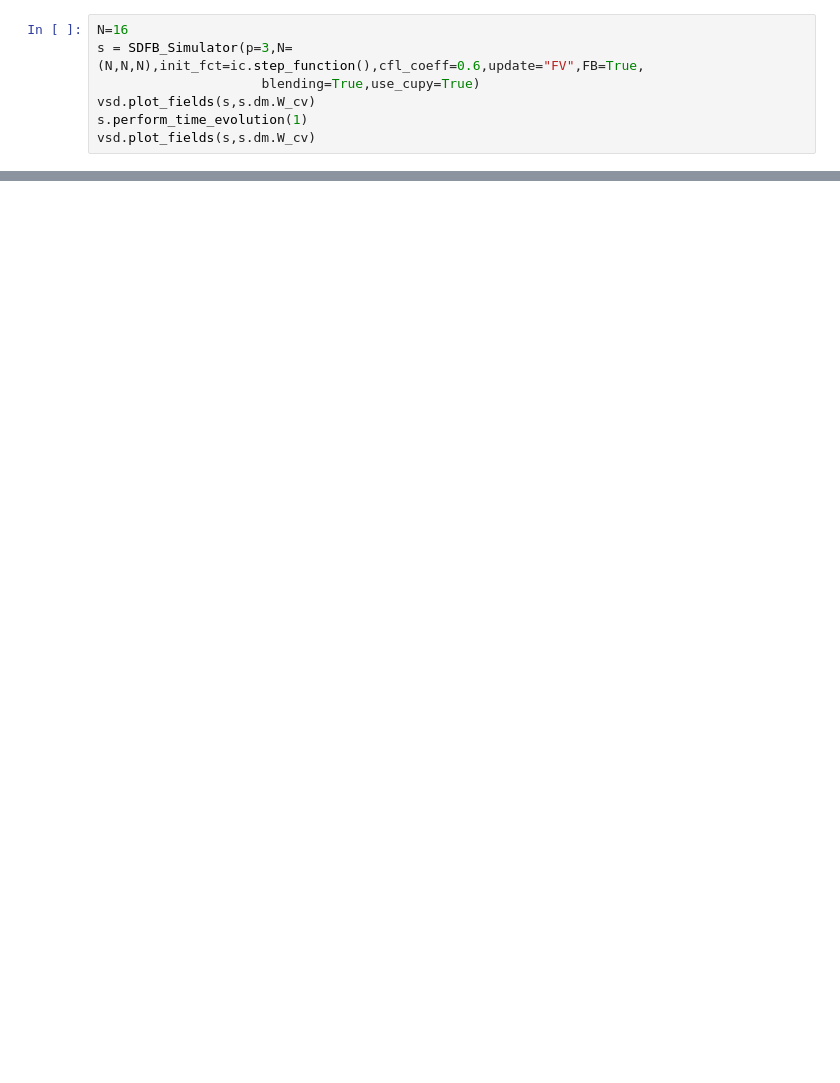
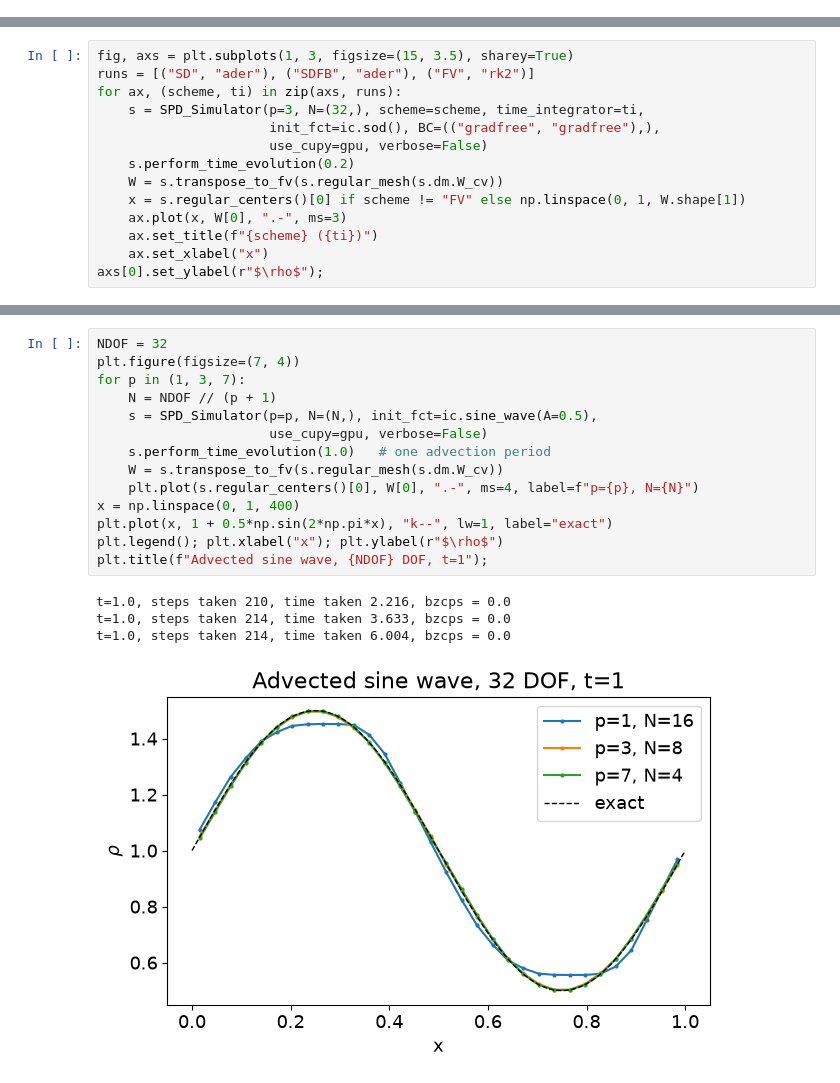
Before and after one commit to davidvelasco07/spd, a Jupyter notebook: notebooks/Introduction.ipynb, the cells around one changed output, grey strips where cells are left out. Cells and saved outputs as stored; diff of their text form; blank space fills up the shorter version.

```diff
--- a/notebooks/Introduction.ipynb
+++ b/notebooks/Introduction.ipynb
@@ -393,7 +0,0 @@ vsd.plot_fields(s,s.dm.W_cv)
-# %%
-N=16
-s = SDFB_Simulator(p=3,N=(N,N,N),init_fct=ic.step_function(),cfl_coeff=0.6,update="FV",FB=True,
-                     blending=True,use_cupy=True)
-vsd.plot_fields(s,s.dm.W_cv)
-s.perform_time_evolution(1)
-vsd.plot_fields(s,s.dm.W_cv)
@@ -421,0 +99,14 @@ vsd.plot_fields(s,s.dm.W_cv)
+# %%
+fig, axs = plt.subplots(1, 3, figsize=(15, 3.5), sharey=True)
+runs = [("SD", "ader"), ("SDFB", "ader"), ("FV", "rk2")]
+for ax, (scheme, ti) in zip(axs, runs):
+    s = SPD_Simulator(p=3, N=(32,), scheme=scheme, time_integrator=ti,
+                      init_fct=ic.sod(), BC=(("gradfree", "gradfree"),),
+                      use_cupy=gpu, verbose=False)
+    s.perform_time_evolution(0.2)
+    W = s.transpose_to_fv(s.regular_mesh(s.dm.W_cv))
+    x = s.regular_centers()[0] if scheme != "FV" else np.linspace(0, 1, W.shape[1])
+    ax.plot(x, W[0], ".-", ms=3)
+    ax.set_title(f"{scheme} ({ti})")
+    ax.set_xlabel("x")
+axs[0].set_ylabel(r"$\rho$");
@@ -421,0 +131,19 @@ vsd.plot_fields(s,s.dm.W_cv)
+# %%
+NDOF = 32
+plt.figure(figsize=(7, 4))
+for p in (1, 3, 7):
+    N = NDOF // (p + 1)
+    s = SPD_Simulator(p=p, N=(N,), init_fct=ic.sine_wave(A=0.5),
+                      use_cupy=gpu, verbose=False)
+    s.perform_time_evolution(1.0)   # one advection period
+    W = s.transpose_to_fv(s.regular_mesh(s.dm.W_cv))
+    plt.plot(s.regular_centers()[0], W[0], ".-", ms=4, label=f"p={p}, N={N}")
+x = np.linspace(0, 1, 400)
+plt.plot(x, 1 + 0.5*np.sin(2*np.pi*x), "k--", lw=1, label="exact")
+plt.legend(); plt.xlabel("x"); plt.ylabel(r"$\rho$")
+plt.title(f"Advected sine wave, {NDOF} DOF, t=1");
+# %% [output]
+t=1.0, steps taken 210, time taken 2.216, bzcps = 0.0
+t=1.0, steps taken 214, time taken 3.633, bzcps = 0.0
+t=1.0, steps taken 214, time taken 6.004, bzcps = 0.0
+[figure, added]
```
Also changed, not shown: parts of 83 cells of this notebook.
